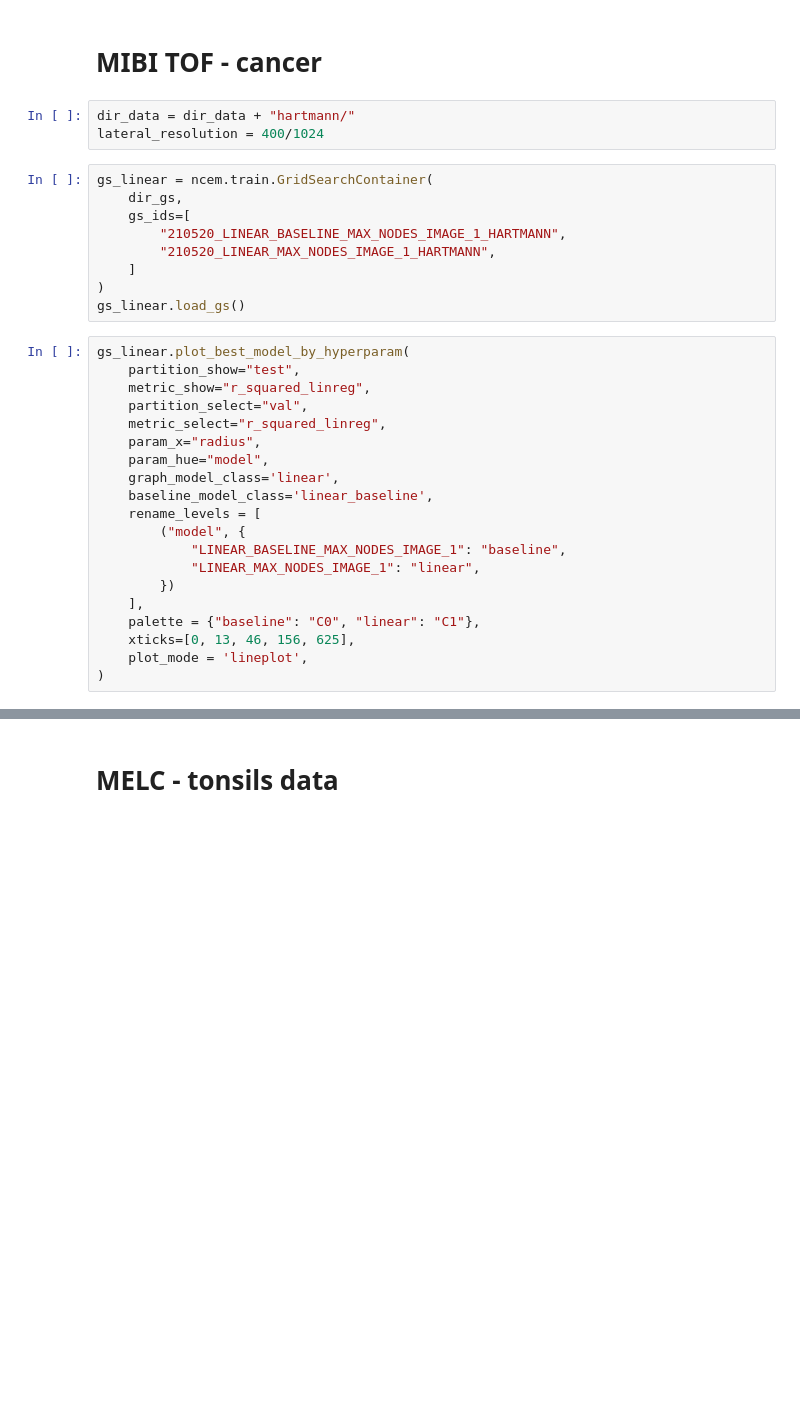
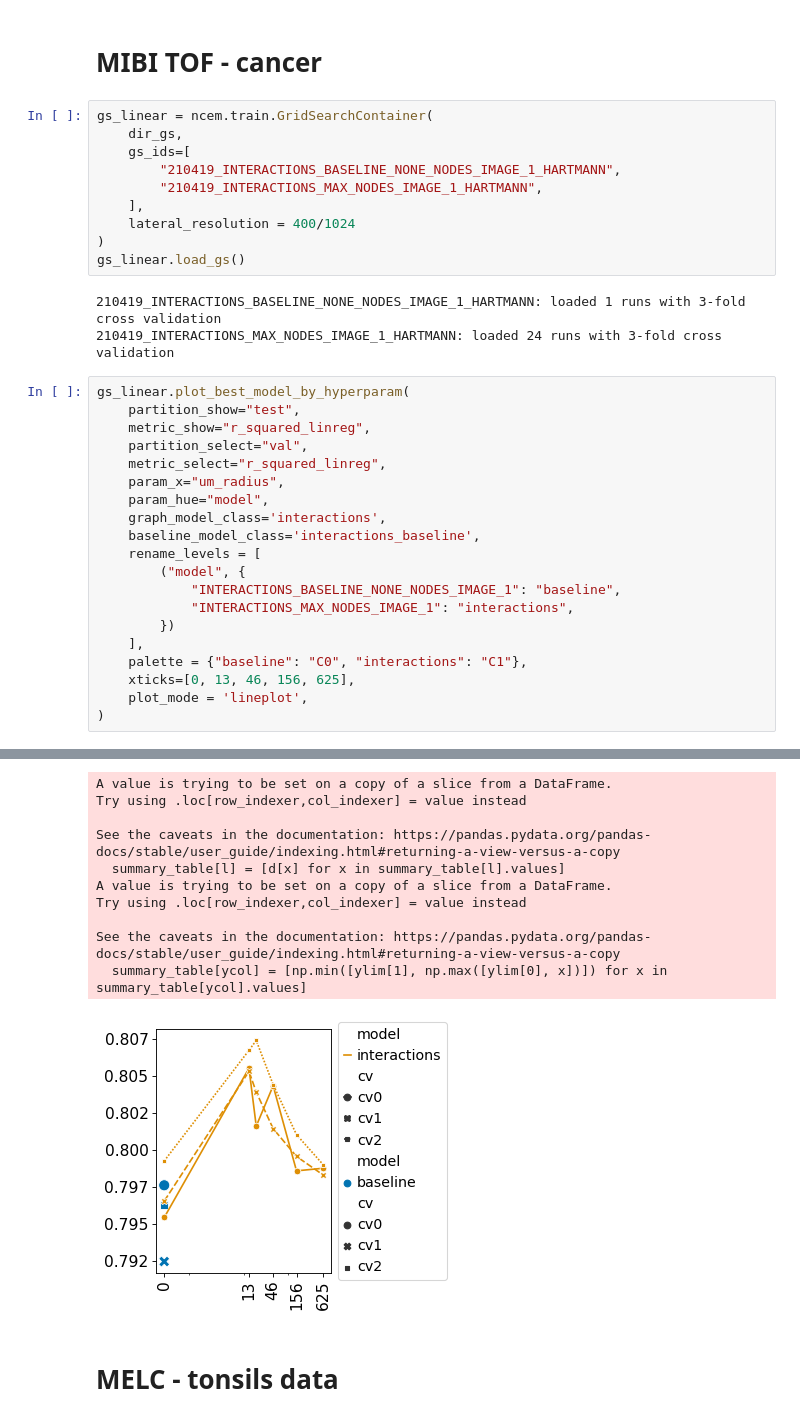
Before and after one commit to theislab/ncem, a Jupyter notebook: model_benchmarks_interactions.ipynb, the cells around one changed output, grey strips where cells are left out. Drawn from its saved outputs; the diff is of its cells as text; blank space fills up the shorter version.

```diff
--- a/model_benchmarks_interactions.ipynb
+++ b/model_benchmarks_interactions.ipynb
@@ -101,34 +126,36 @@ subset was empty, available values for model are ['LINEAR_MAX_NODES_PATIENT_1'],
 # %% [markdown]
 # MIBI TOF - cancer
-# %%
-dir_data = dir_data + "hartmann/"
-lateral_resolution = 400/1024
 # %%
 gs_linear = ncem.train.GridSearchContainer(
     dir_gs,
     gs_ids=[
-        "210520_LINEAR_BASELINE_MAX_NODES_IMAGE_1_HARTMANN",
-        "210520_LINEAR_MAX_NODES_IMAGE_1_HARTMANN",
-    ]
+        "210419_INTERACTIONS_BASELINE_NONE_NODES_IMAGE_1_HARTMANN",
+        "210419_INTERACTIONS_MAX_NODES_IMAGE_1_HARTMANN",
+    ],
+    lateral_resolution = 400/1024
 )
 gs_linear.load_gs()
+# %% [output]
+210419_INTERACTIONS_BASELINE_NONE_NODES_IMAGE_1_HARTMANN: loaded 1 runs with 3-fold cross validation
+210419_INTERACTIONS_MAX_NODES_IMAGE_1_HARTMANN: loaded 24 runs with 3-fold cross validation
 # %%
 gs_linear.plot_best_model_by_hyperparam(
     partition_show="test",
     metric_show="r_squared_linreg",
     partition_select="val",
     metric_select="r_squared_linreg",
-    param_x="radius",
+    param_x="um_radius",
     param_hue="model",
-    graph_model_class='linear',
-    baseline_model_class='linear_baseline',
+    graph_model_class='interactions',
+    baseline_model_class='interactions_baseline',
     rename_levels = [
         ("model", {
-            "LINEAR_BASELINE_MAX_NODES_IMAGE_1": "baseline",
-            "LINEAR_MAX_NODES_IMAGE_1": "linear",
+            "INTERACTIONS_BASELINE_NONE_NODES_IMAGE_1": "baseline",
+            "INTERACTIONS_MAX_NODES_IMAGE_1": "interactions",
         })
     ],
-    palette = {"baseline": "C0", "linear": "C1"},
+    palette = {"baseline": "C0", "interactions": "C1"},
     xticks=[0, 13, 46, 156, 625],
     plot_mode = 'lineplot',
 )
+# %% [output]
@@ -135,2 +167,13 @@ gs_linear.plot_best_model_by_hyperparam(
+A value is trying to be set on a copy of a slice from a DataFrame.
+Try using .loc[row_indexer,col_indexer] = value instead
+
+See the caveats in the documentation: https://pandas.pydata.org/pandas-docs/stable/user_guide/indexing.html#returning-a-view-versus-a-copy
+  summary_table[l] = [d[x] for x in summary_table[l].values]
+A value is trying to be set on a copy of a slice from a DataFrame.
+Try using .loc[row_indexer,col_indexer] = value instead
+
+See the caveats in the documentation: https://pandas.pydata.org/pandas-docs/stable/user_guide/indexing.html#returning-a-view-versus-a-copy
+  summary_table[ycol] = [np.min([ylim[1], np.max([ylim[0], x])]) for x in summary_table[ycol].values]
+[figure, added]
 # %% [markdown]
 # MELC - tonsils data
```
Also changed, not shown: parts of 14 cells of this notebook, 1 other file.
